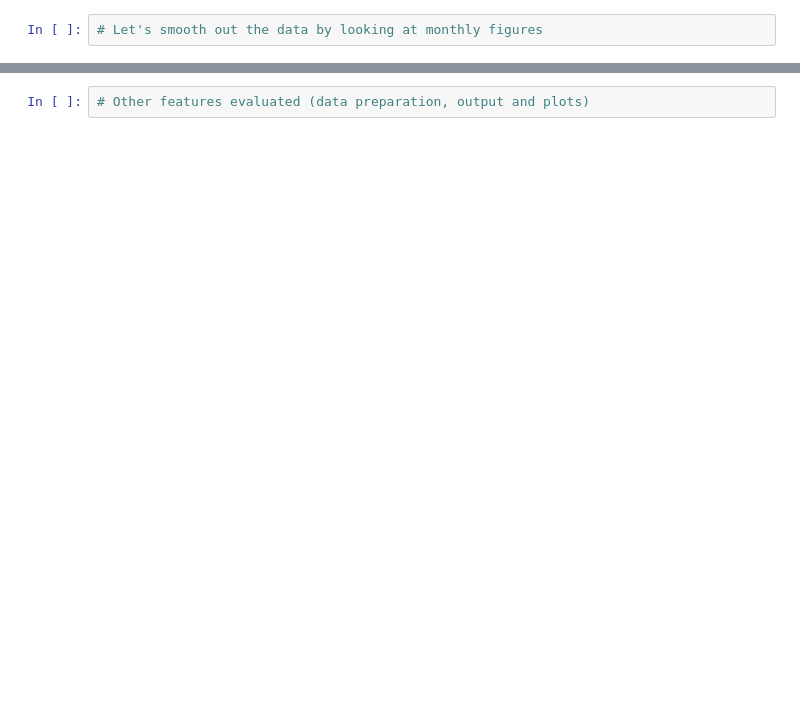
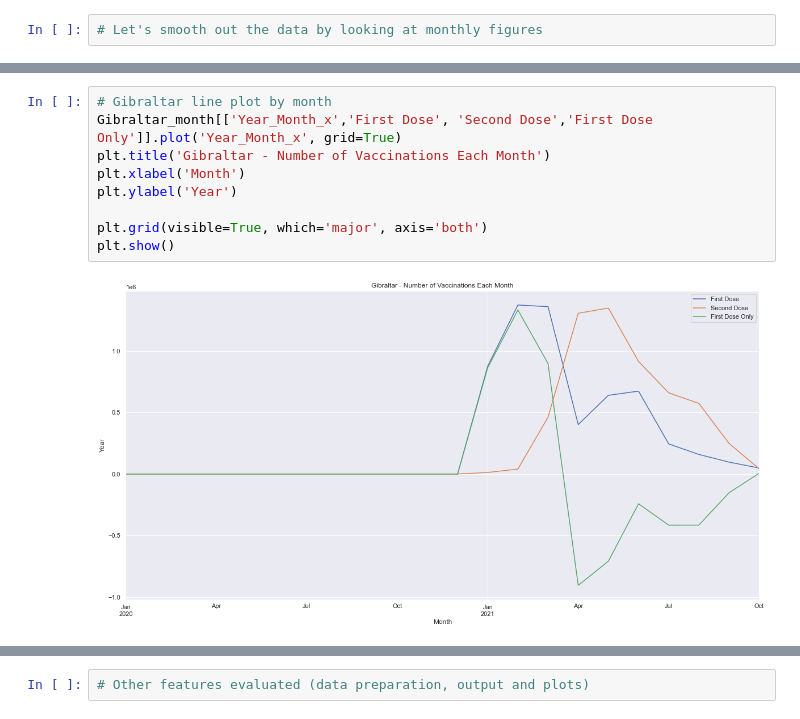
Before and after one commit to hazz292/LSE_A2_COVID_Analysis_Python, a Jupyter notebook: LSE_DA201_Assignment_Hazel_Chan.ipynb, the cells around one changed output, grey strips where cells are left out. Cells and saved outputs as stored; diff of their text form; blank space fills up the shorter version.

```diff
--- a/LSE_DA201_Assignment_Hazel_Chan.ipynb
+++ b/LSE_DA201_Assignment_Hazel_Chan.ipynb
@@ -1392,0 +1475,11 @@ covid_uk_province
+# %%
+# Gibraltar line plot by month
+Gibraltar_month[['Year_Month_x','First Dose', 'Second Dose','First Dose Only']].plot('Year_Month_x', grid=True)
+plt.title('Gibraltar - Number of Vaccinations Each Month')
+plt.xlabel('Month')
+plt.ylabel('Year')
+
+plt.grid(visible=True, which='major', axis='both')
+plt.show()
+# %% [output]
+[figure, added]
```
Also changed, not shown: parts of 100 cells of this notebook.
